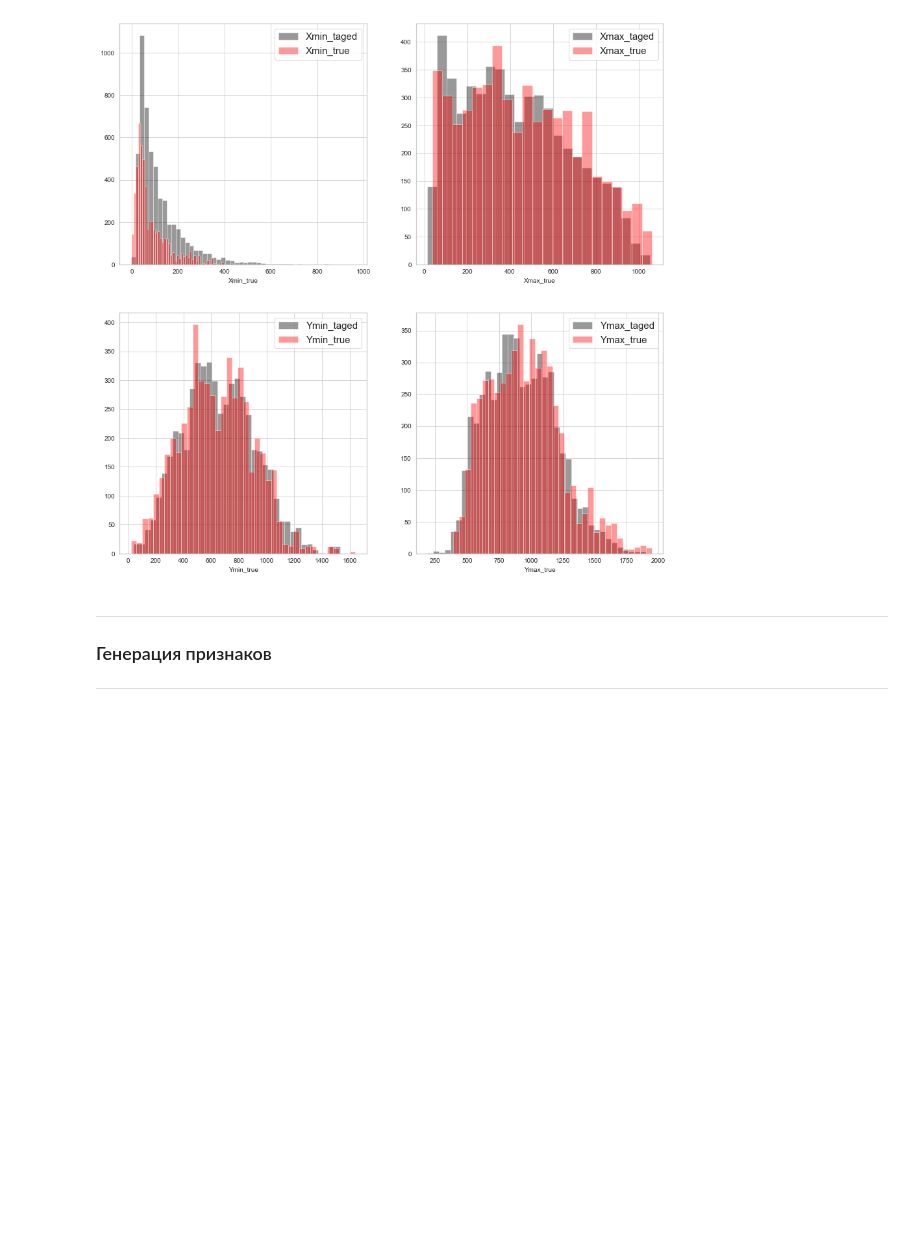
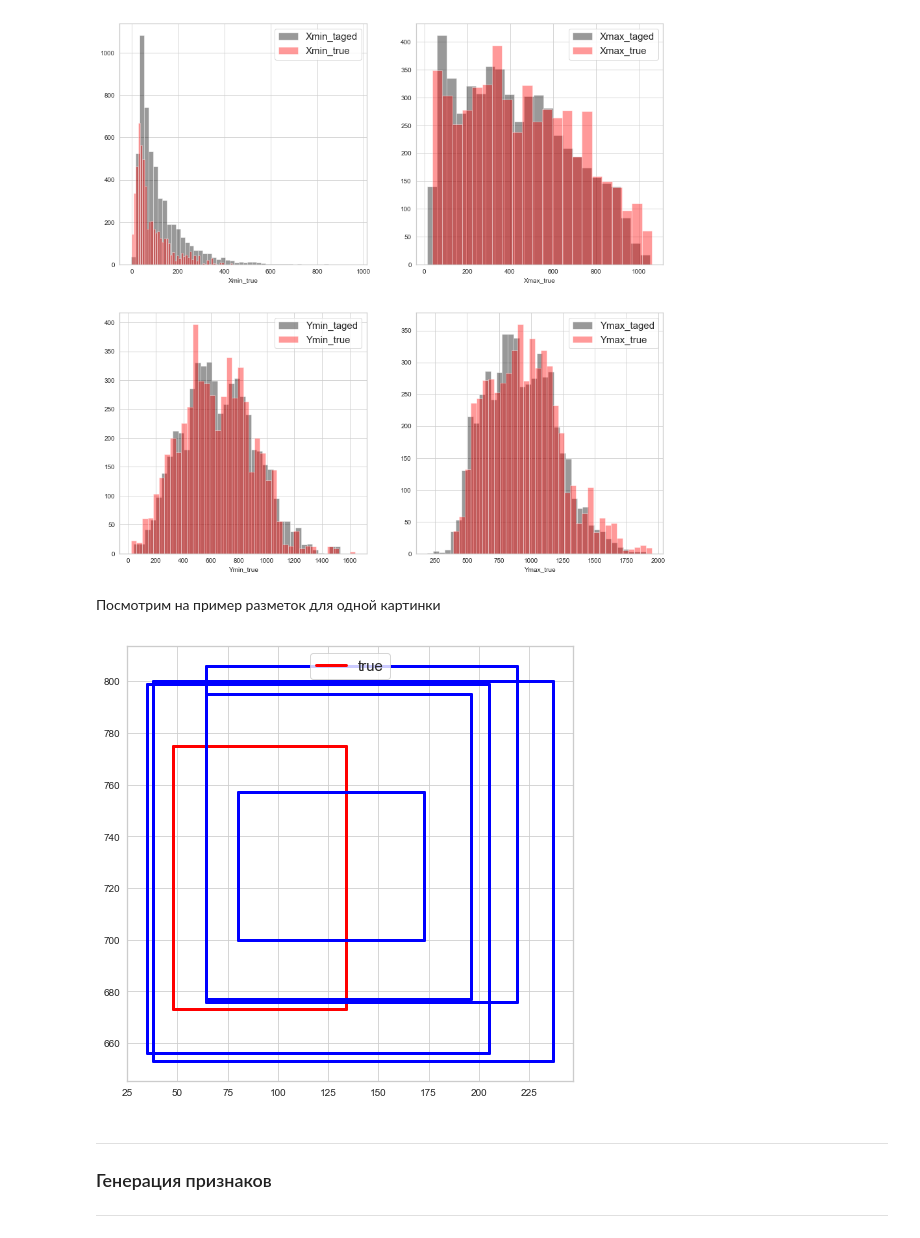
Before and after one commit to andreitsev/Competitions, a Jupyter notebook: ML Bootcamp Модератор Одноклассников.ipynb, the cells around one changed output. Cells and saved outputs as stored; diff of their text form; code cells hidden in the pictures; blank space fills up the shorter version.

```diff
--- a/ML Bootcamp Модератор Одноклассников.ipynb
+++ b/ML Bootcamp Модератор Одноклассников.ipynb
@@ -255,6 +277,16 @@ sns.distplot(dat.Ymax_true[tr_indexes], kde=False, ax=ax[1, 1], label='Ymax_true
 ax[1, 1].legend(fontsize=15);
 # %% [output]
 [figure]
+# %% [markdown]
+Посмотрим на пример разметок для одной картинки
+# %%
+k = 7
+current_df = dat.loc[dat.itemId == dat.itemId[tr_indexes].value_counts().keys()[k]]
+plot_rectangle(current_df[['Xmin_true', 'Xmax_true', 'Ymin_true', 'Ymax_true']].values[0], label='true', color='red');
+for i in range(5):
+    plot_rectangle(current_df[['Xmin', 'Xmax', 'Ymin', 'Ymax']].values[i])
+# %% [output]
+[figure, added]
 # %% [markdown]
 ---
 ### Генерация признаков
```
Also changed, not shown: parts of 5 cells of this notebook.
